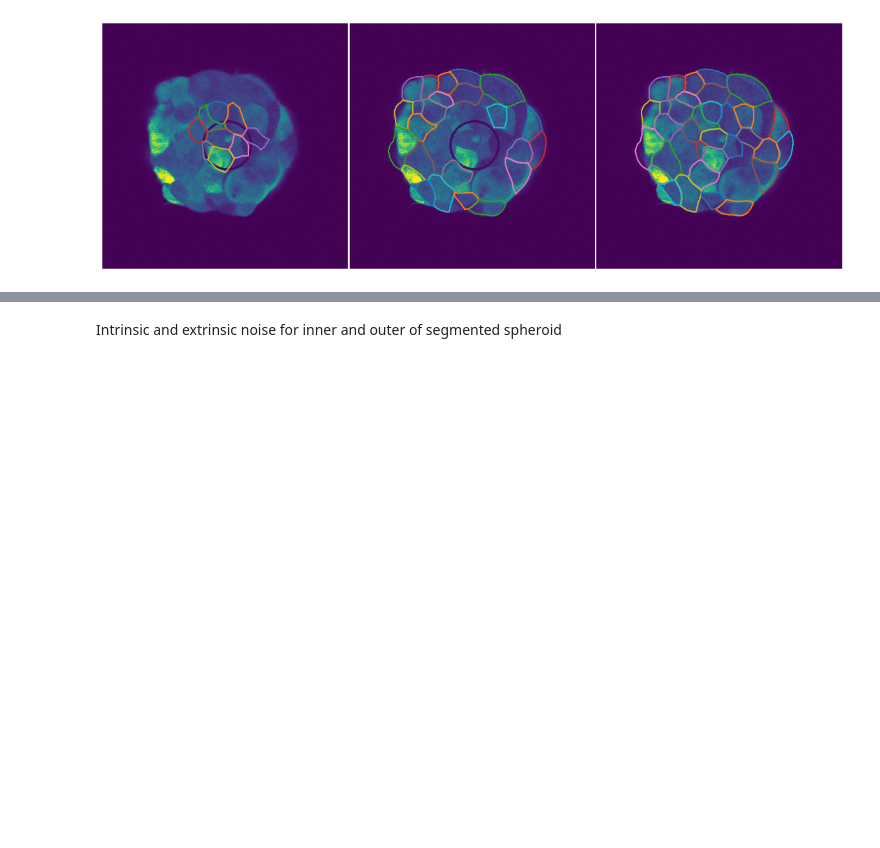
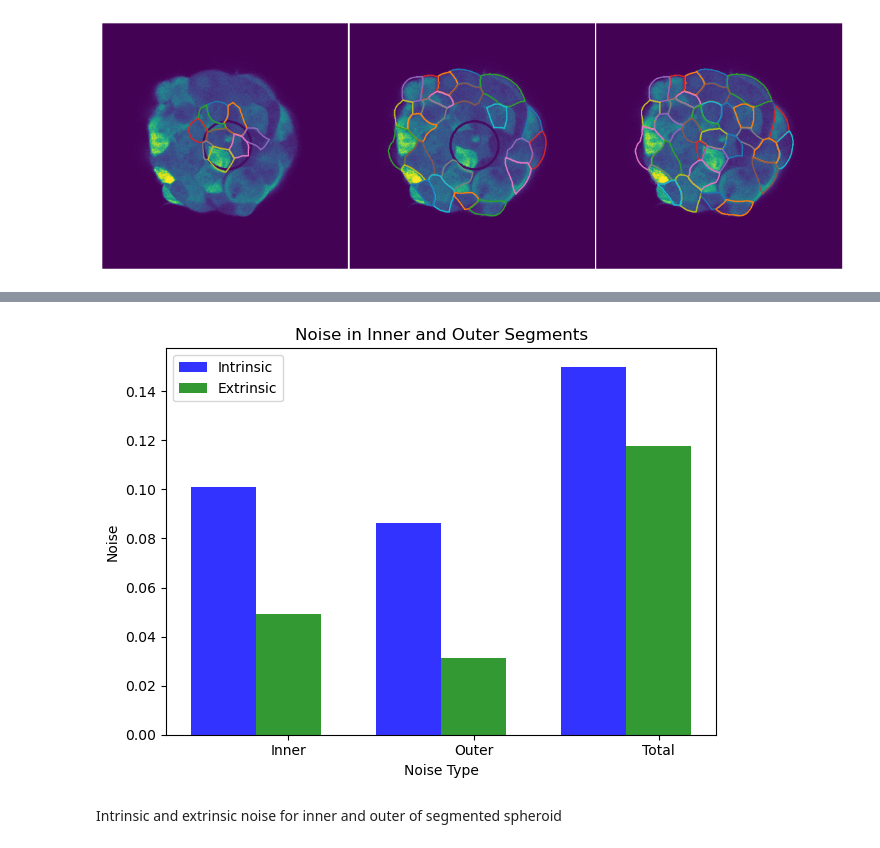
Before and after one commit to degtrdg/spheroid-analysis, a Jupyter notebook: cell_seg_data_aug.ipynb, the cells around one changed output, grey strips where cells are left out. Drawn from its saved outputs; the diff is of its cells as text; code cells hidden in the pictures; blank space fills up the shorter version.

```diff
--- a/cell_seg_data_aug.ipynb
+++ b/cell_seg_data_aug.ipynb
@@ -382,3 +553,32 @@ plots.create_gif_filenames(name_of_file, plotting_function, filenames, data)
+# %%
+# Create a bar plot for the data
+fig, ax = plt.subplots()
+# ax.set_xlim(0, 1)
+# ax.set_xlim(0, 1)
+index = np.arange(3)
+bar_width = 0.35
+opacity = 0.8
+
+rects1 = plt.bar(index, [intrinsic_inner, intrinsic_outer, total_inner], bar_width,
+alpha=opacity,
+color='b',
+label='Intrinsic')
+
+rects2 = plt.bar(index + bar_width, [extrinsic_inner, extrinsic_outer, total_outer], bar_width,
+alpha=opacity,
+color='g',
+label='Extrinsic')
+
+plt.xlabel('Noise Type')
+plt.ylabel('Noise')
+plt.title('Noise in Inner and Outer Segments')
+plt.xticks(index + bar_width, ('Inner', 'Outer', 'Total'))
+plt.legend()
+
+plt.tight_layout()
+plt.show()
+# %% [output]
+[figure, added]
 # %% [markdown]
 Intrinsic and extrinsic noise for inner and outer of segmented spheroid
 # %%
```
Also changed, not shown: parts of 12 cells of this notebook, 4 other files.
